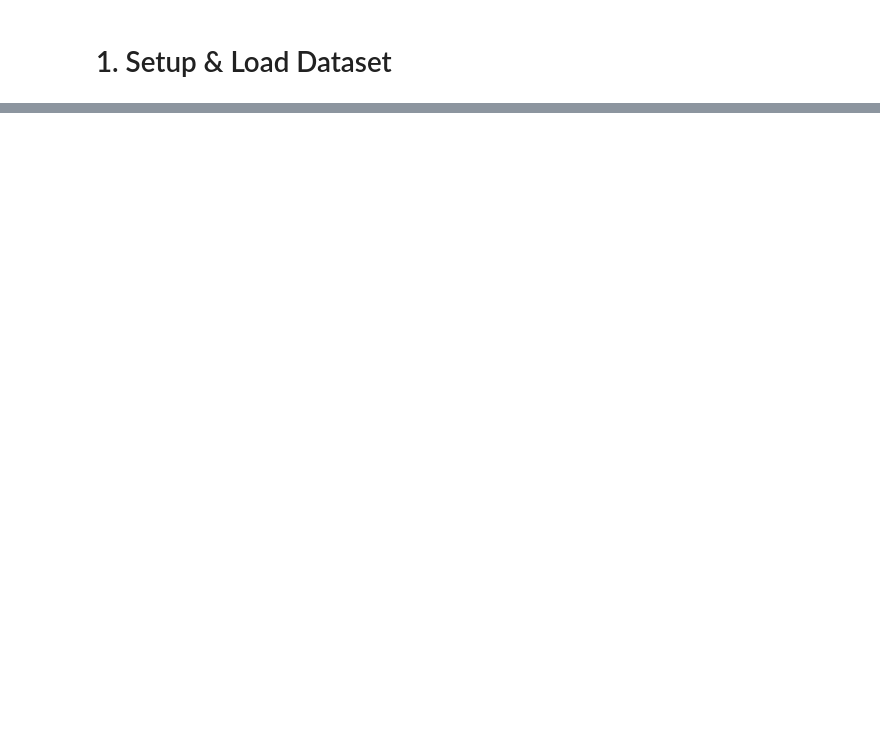
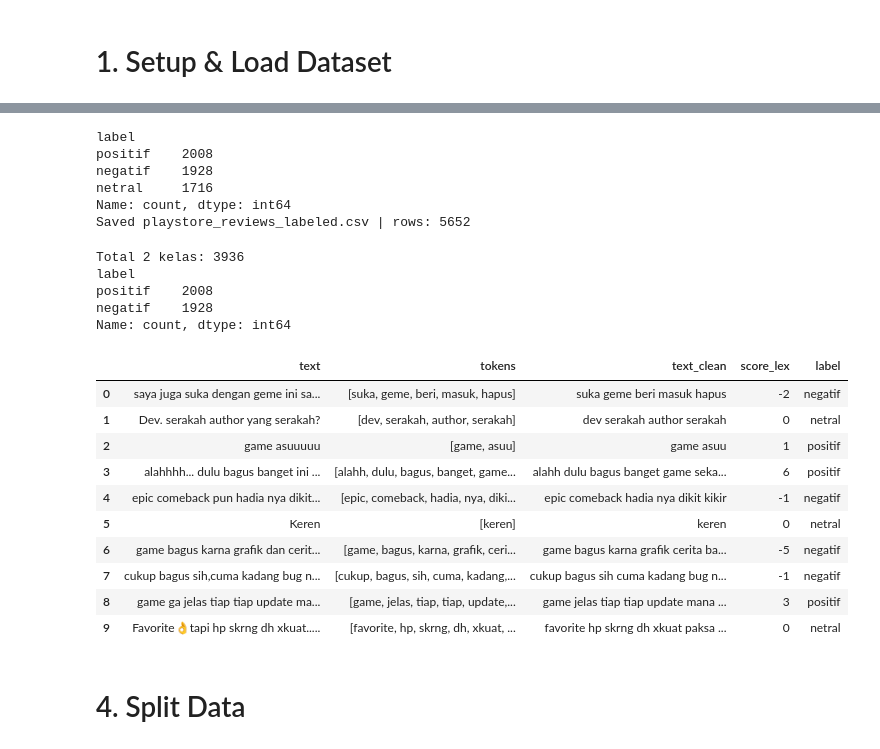
Before and after one commit to ahmadngiliyun00/playstore_reviews, a Jupyter notebook: training.ipynb, the cells around one changed output, grey strips where cells are left out. Drawn from its saved outputs; the diff is of its cells as text; code cells hidden in the pictures; blank space fills up the shorter version.

```diff
--- a/training.ipynb
+++ b/training.ipynb
@@ -361,0 +131,13 @@ Saved model: sentiment_model.joblib
+# %%
+import pandas as pd
+
+df_raw = pd.read_csv("playstore_reviews_raw.csv").dropna(subset=["text"]).copy()
+if "lang" in df_raw.columns:
+    df_raw = df_raw[df_raw["lang"] == "id"].copy()
+
+df_raw["tokens"] = df_raw["text"].apply(preprocess)
+df_raw["text_clean"] = df_raw["tokens"].apply(lambda x: " ".join(x))
+df_raw = df_raw[df_raw["text_clean"].str.len() > 0].copy()
+
+print("rows:", len(df_raw))
+df_raw[["text","text_clean"]].head()
@@ -361,0 +152,43 @@ Saved model: sentiment_model.joblib
+# %%
+df_raw["score_lex"] = df_raw["tokens"].apply(lexicon_score)
+df_raw["label"] = df_raw["score_lex"].apply(lambda s: score_to_label(s, threshold=1))
+
+print(df_raw["label"].value_counts())
+df_raw[["text_clean","score_lex","label"]].head(10)
+
+df_labeled = df_raw[["text","label"]].copy()
+df_labeled.to_csv("playstore_reviews_labeled.csv", index=False)
+print("Saved playstore_reviews_labeled.csv | rows:", len(df_labeled))
+# %% [output]
+label
+positif    2008
+negatif    1928
+netral     1716
+Name: count, dtype: int64
+Saved playstore_reviews_labeled.csv | rows: 5652
+# %%
+df = df_raw[df_raw["label"].isin(["negatif","positif"])].copy()
+print("Total 2 kelas:", len(df))
+print(df["label"].value_counts())
+# %% [output]
+Total 2 kelas: 3936
+label
+positif    2008
+negatif    1928
+Name: count, dtype: int64
+# %%
+df_raw[["text","tokens","text_clean","score_lex","label"]].head(10)
+# %% [output]
+|  | text | tokens | text_clean | score_lex | label |
+| 0 | saya juga suka dengan geme ini sa... | [suka, geme, beri, masuk, hapus] | suka geme beri masuk hapus | -2 | negatif |
+| 1 | Dev. serakah author yang serakah? | [dev, serakah, author, serakah] | dev serakah author serakah | 0 | netral |
+| 2 | game asuuuuu | [game, asuu] | game asuu | 1 | positif |
+| 3 | alahhhh... dulu bagus banget ini ... | [alahh, dulu, bagus, banget, game... | alahh dulu bagus banget game seka... | 6 | positif |
+| 4 | epic comeback pun hadia nya dikit... | [epic, comeback, hadia, nya, diki... | epic comeback hadia nya dikit kikir | -1 | negatif |
+| 5 | Keren | [keren] | keren | 0 | netral |
+| 6 | game bagus karna grafik dan cerit... | [game, bagus, karna, grafik, ceri... | game bagus karna grafik cerita ba... | -5 | negatif |
+| 7 | cukup bagus sih,cuma kadang bug n... | [cukup, bagus, sih, cuma, kadang,... | cukup bagus sih cuma kadang bug n... | -1 | negatif |
+| 8 | game ga jelas tiap tiap update ma... | [game, jelas, tiap, tiap, update,... | game jelas tiap tiap update mana ... | 3 | positif |
+| 9 | Favorite👌tapi hp skrng dh xkuat..... | [favorite, hp, skrng, dh, xkuat, ... | favorite hp skrng dh xkuat paksa ... | 0 | netral |
+# %% [markdown]
+# 4. Split Data
```
Also changed, not shown: parts of 40 cells of this notebook, 3 other files.
